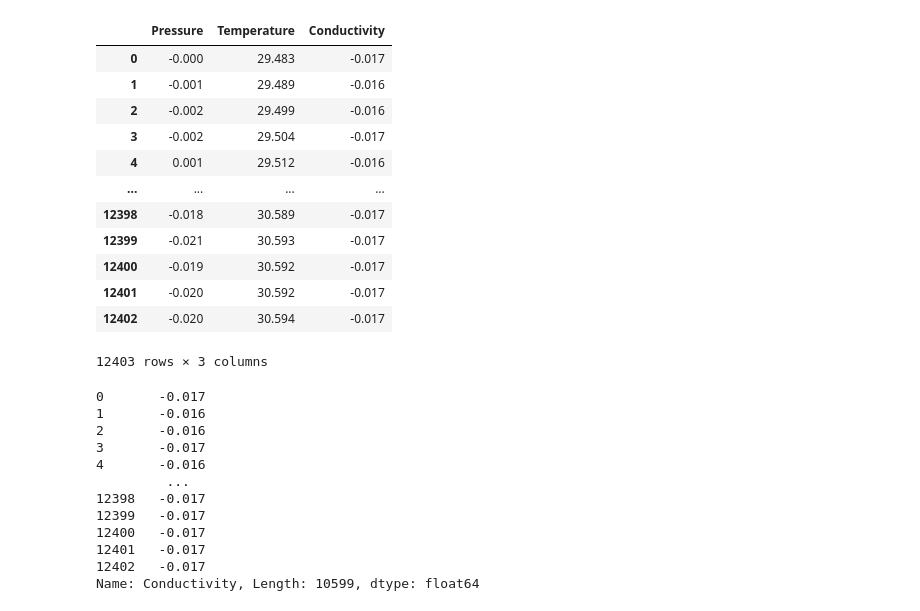
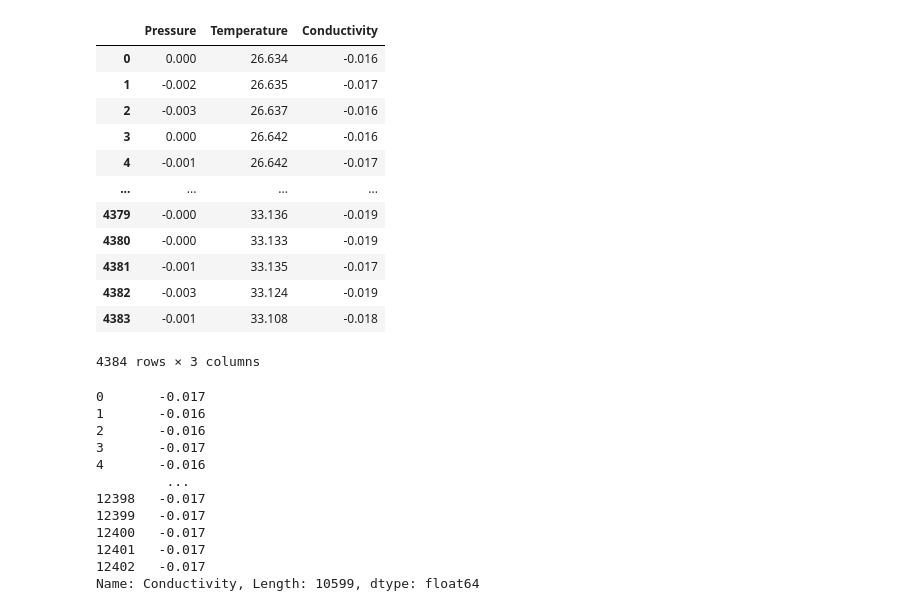
Before and after one commit to indahector/ctd_env, a Jupyter notebook: Development.ipynb, the cells around one changed output. Cells and saved outputs as stored; diff of their text form; code cells hidden in the pictures.

```diff
--- a/Development.ipynb
+++ b/Development.ipynb
@@ -15,21 +19,21 @@ from CTD_library import *
 # %%
 df0, metadata = read_ctd("Datos/V000019.TXT")
-df0, metadata = read_ctd("Datos/V000015.TXT")
+# df0, metadata = read_ctd("Datos/V000015.txt")
 df0
 # %% [output]
 |  | Pressure | Temperature | Conductivity |
-| 0 | -0.000 | 29.483 | -0.017 |
-| 1 | -0.001 | 29.489 | -0.016 |
-| 2 | -0.002 | 29.499 | -0.016 |
-| 3 | -0.002 | 29.504 | -0.017 |
-| 4 | 0.001 | 29.512 | -0.016 |
+| 0 | 0.000 | 26.634 | -0.016 |
+| 1 | -0.002 | 26.635 | -0.017 |
+| 2 | -0.003 | 26.637 | -0.016 |
+| 3 | 0.000 | 26.642 | -0.016 |
+| 4 | -0.001 | 26.642 | -0.017 |
 | ... | ... | ... | ... |
-| 12398 | -0.018 | 30.589 | -0.017 |
-| 12399 | -0.021 | 30.593 | -0.017 |
-| 12400 | -0.019 | 30.592 | -0.017 |
-| 12401 | -0.020 | 30.592 | -0.017 |
-| 12402 | -0.020 | 30.594 | -0.017 |
+| 4379 | -0.000 | 33.136 | -0.019 |
+| 4380 | -0.000 | 33.133 | -0.019 |
+| 4381 | -0.001 | 33.135 | -0.017 |
+| 4382 | -0.003 | 33.124 | -0.019 |
+| 4383 | -0.001 | 33.108 | -0.018 |
-12403 rows × 3 columns
+4384 rows × 3 columns
 # %%
 df0.Conductivity[df0.Conductivity<0]
 # %% [output]
```
Also changed, not shown: parts of 30 cells of this notebook, 2 other files.
